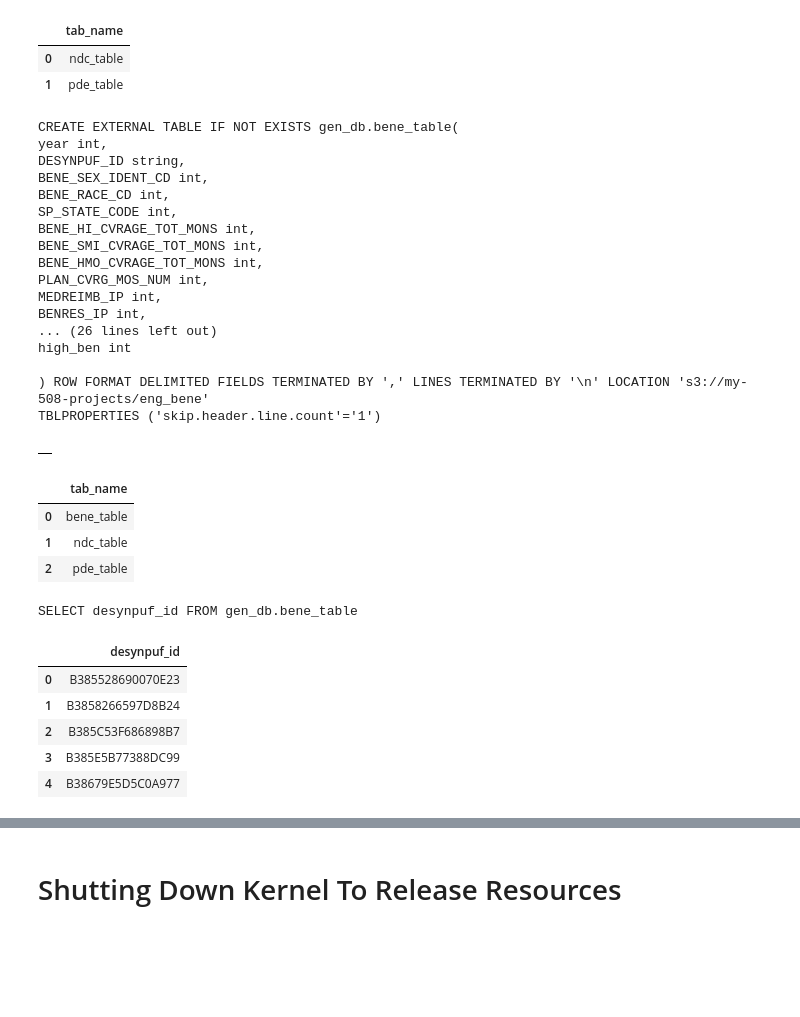
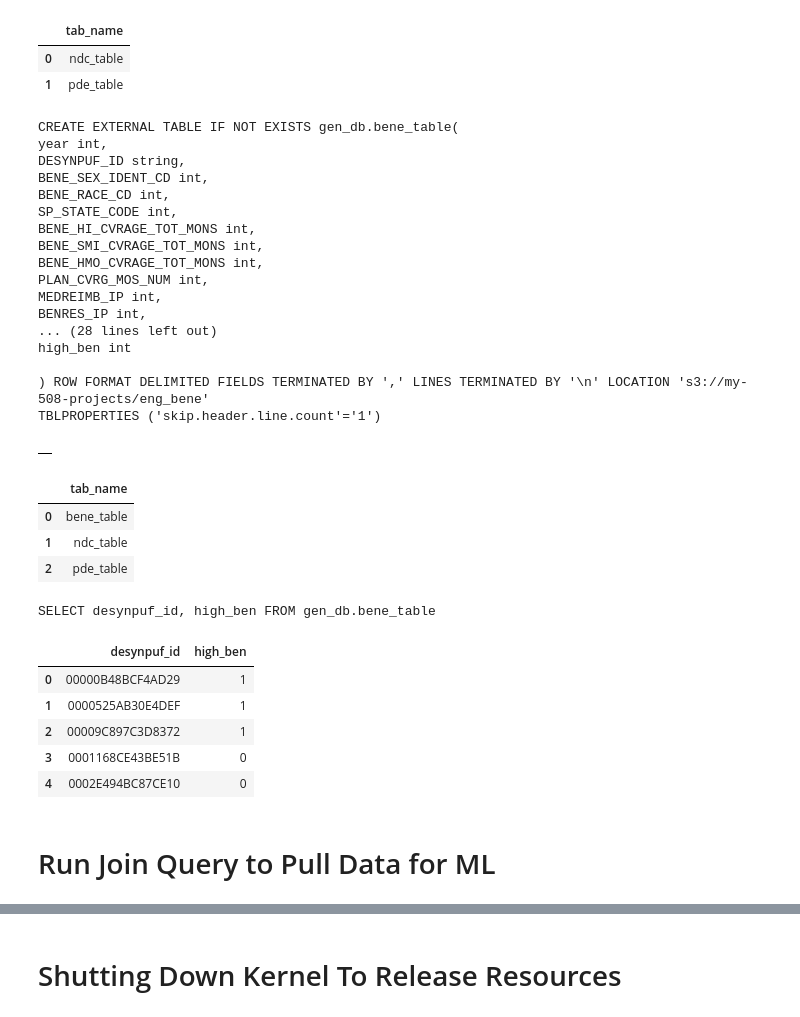
Before and after one commit to mzagari/Garcia-Zagari-508-project, a Jupyter notebook: final_proj_508/GCGS_1.ipynb, the cells around one changed output, grey strips where cells are left out. Saved outputs shown, nothing was run; the diff lists cells and outputs as text; code cells hidden in the pictures; blank space fills up the shorter version.

```diff
--- a/final_proj_508/GCGS_1.ipynb
+++ b/final_proj_508/GCGS_1.ipynb
@@ -1474,0 +1522,11 @@ CREATE DATABASE IF NOT EXISTS gen_db
+# %%
+conn = connect(region_name=gcgs_region, s3_staging_dir=s3_staging_dir)
+
+pd.read_sql("DROP TABLE IF EXISTS gen_db.ndc_table", conn)
+pd.read_sql("DROP TABLE IF EXISTS gen_db.pde_table", conn)
+pd.read_sql("DROP TABLE IF EXISTS gen_db.bene_table", conn)
+
+statement = "SHOW TABLES in {}".format(database_name)
+
+df_table = pd.read_sql(statement, conn)
+df_table.head(5)
@@ -1735,6 +1819,7 @@ df_table.head(5)
 database_name = "gen_db"
 table_name = "bene_table"
 my_path = "s3://{}/eng_bene".format(gcgs_bucket)
+
 # SQL statement to execute
 statement = """CREATE EXTERNAL TABLE IF NOT EXISTS {}.{}(
 year int,
@@ -1756,6 +1841,8 @@ MEDREIMB_CAR int,
 BENRES_CAR int,
 PPPYMT_CAR int,
 birth_date int,
+age int,
+age_code int,
 death_date int,
 esrd int,
 region_code int,
@@ -1797,7 +1884,7 @@ BENE_HMO_CVRAGE_TOT_MONS int,
 PLAN_CVRG_MOS_NUM int,
 MEDREIMB_IP int,
 BENRES_IP int,
-... (26 lines left out)
+... (28 lines left out)
 high_ben int
 
 ) ROW FORMAT DELIMITED FIELDS TERMINATED BY ',' LINES TERMINATED BY '\n' LOCATION 's3://my-508-projects/eng_bene'
@@ -1814,18 +1901,18 @@ df_show.head(5)
 | 1 | ndc_table |
 | 2 | pde_table |
 # %%
-statement = "SELECT desynpuf_id FROM gen_db.bene_table"
+statement = "SELECT desynpuf_id, high_ben FROM gen_db.bene_table"
 print(statement)
 df_show = pd.read_sql(statement, conn)
 df_show.head(5)
 # %% [output]
-SELECT desynpuf_id FROM gen_db.bene_table
+SELECT desynpuf_id, high_ben FROM gen_db.bene_table
-|  | desynpuf_id |
-| 0 | B385528690070E23 |
-| 1 | B3858266597D8B24 |
-| 2 | B385C53F686898B7 |
-| 3 | B385E5B77388DC99 |
-| 4 | B38679E5D5C0A977 |
+|  | desynpuf_id | high_ben |
+| 0 | 00000B48BCF4AD29 | 1 |
+| 1 | 0000525AB30E4DEF | 1 |
+| 2 | 00009C897C3D8372 | 1 |
+| 3 | 0001168CE43BE51B | 0 |
+| 4 | 0002E494BC87CE10 | 0 |
 # %%
 #statement = """SELECT * FROM {}.{}
 #    LIMIT 100""".format(
@@ -1864,3 +1951,5 @@ SELECT desynpuf_id FROM gen_db.bene_table
 
 #print(statement)
 #pd.read_sql(statement, conn)
+# %% [markdown]
+# Run Join Query to Pull Data for ML
```
Also changed, not shown: parts of 33 cells of this notebook.
